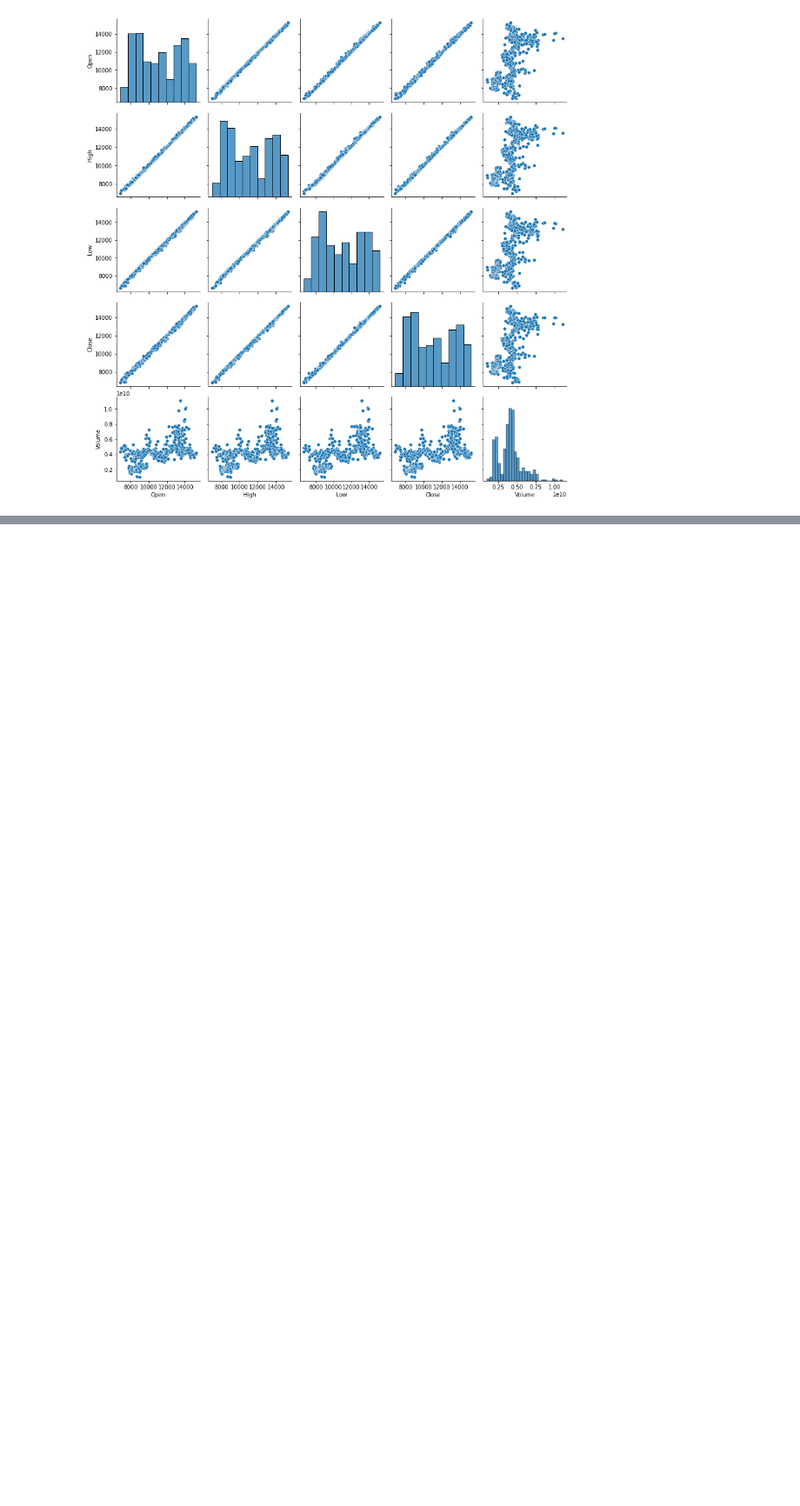
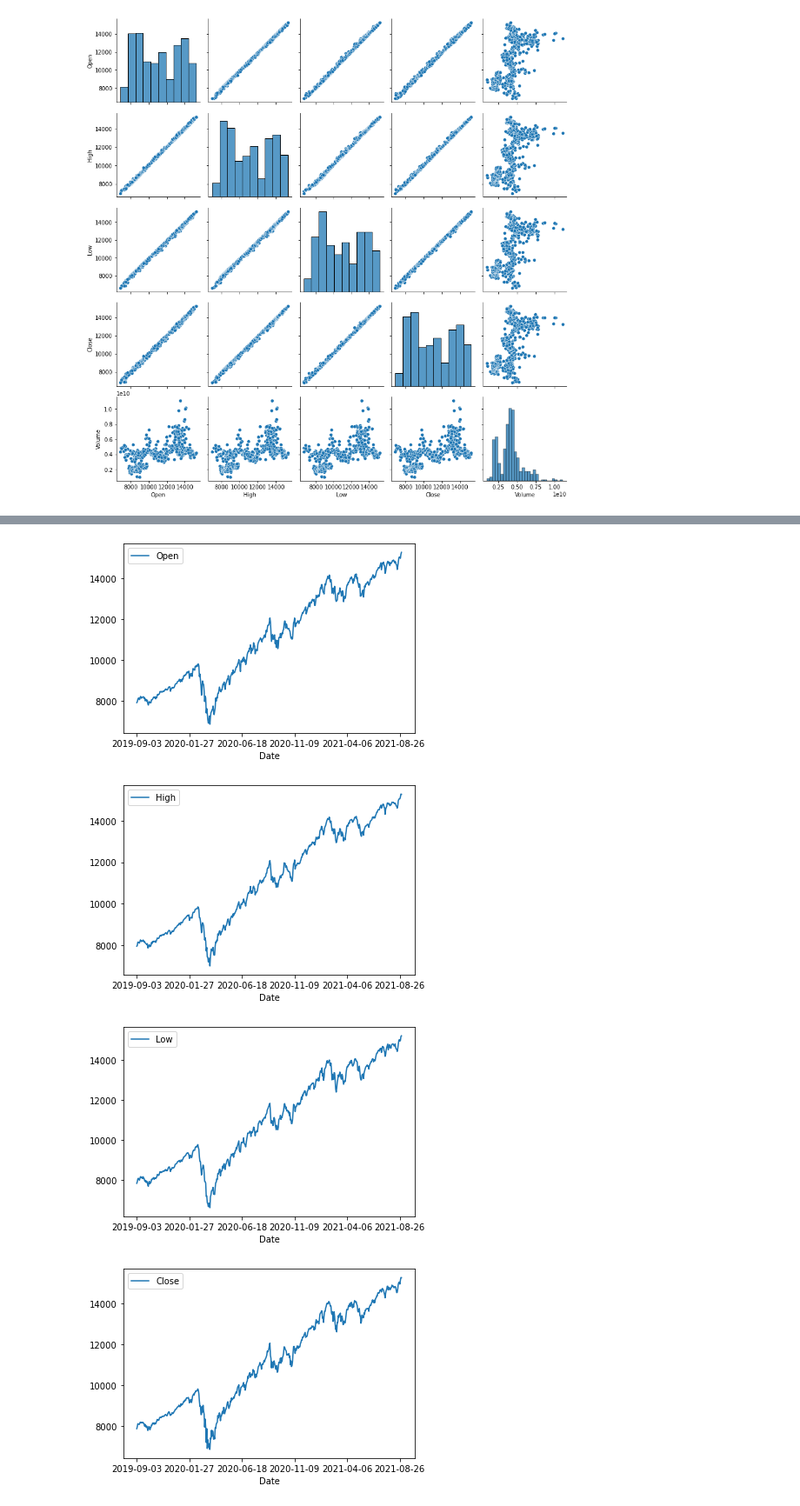
Before and after one commit to data301-2021-winter1/project-group67-project, a Jupyter notebook: notebooks/analysis2.ipynb, the cells around one changed output, grey strips where cells are left out. Shown at 87% size. Drawn from its saved outputs; the diff is of its cells as text; code cells hidden in the pictures; blank space fills up the shorter version.

```diff
--- a/notebooks/analysis2.ipynb
+++ b/notebooks/analysis2.ipynb
@@ -151,0 +172,11 @@ dfNQ_cleaned['Volume'].plot(kind='hist', bins=20, figsize=(12,6), facecolor='gre
+# %%
+#dfNASDAQscatter = (dfNQ_cleaned.plot(kind='scatter', x='Date', y='Open'), dfNQ_cleaned.plot(kind='scatter', x='Date', y='High'),  dfNQ_cleaned.plot(kind='scatter', x='Date', y='Low'),  dfNQ_cleaned.plot(kind='scatter', x='Date', y='Close'),  dfNQ_cleaned.plot(kind='scatter', x='Date', y='Volume'))
+
+#print(dfNASDAQscatter)
+
+dfNASDAQ = (dfNQ_cleaned.plot(x='Date', y='Open'), dfNQ_cleaned.plot(x='Date', y='High'),  dfNQ_cleaned.plot(x='Date', y='Low'),  dfNQ_cleaned.plot(x='Date', y='Close'),  dfNQ_cleaned.plot(x='Date', y='Volume'))
+# %% [output]
+[figure, added]
+[figure, added]
+[figure, added]
+[figure, added]
```
Also changed, not shown: parts of 11 cells of this notebook.
